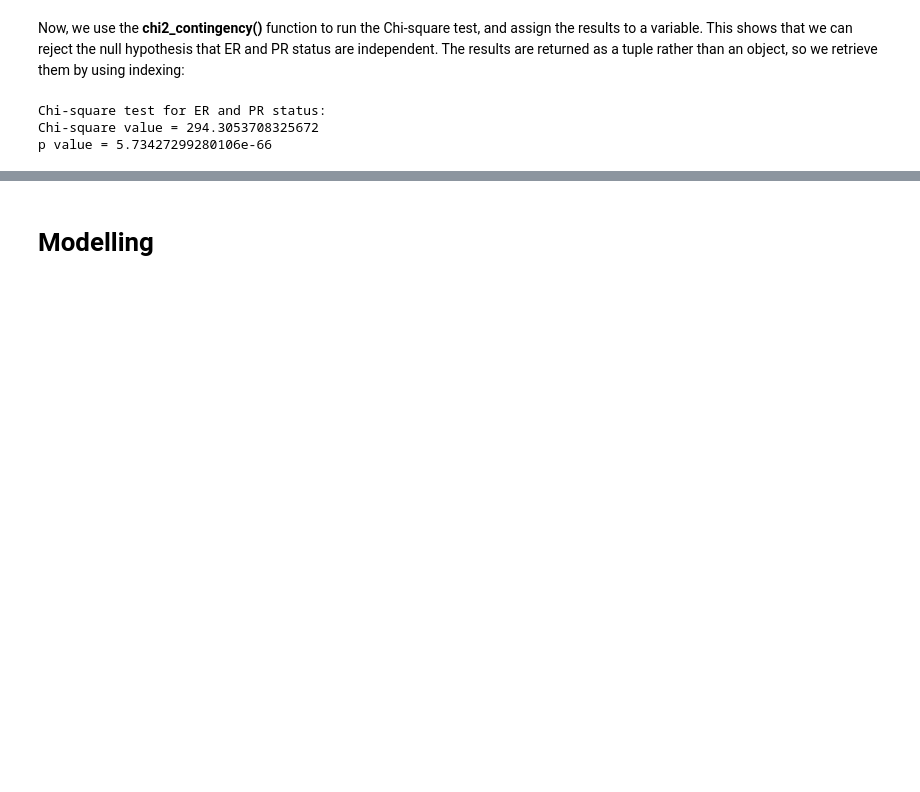
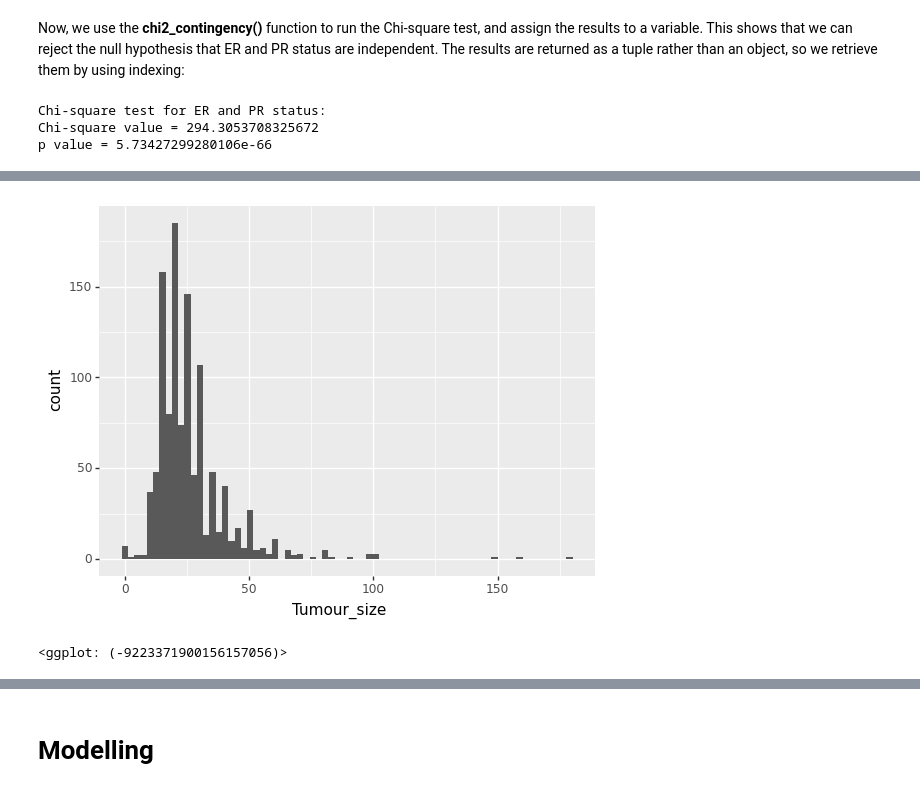
Before and after one commit to semacu/data-science-python, a Jupyter notebook: notebooks/week5_lecture.ipynb, the cells around one changed output, grey strips where cells are left out. Drawn from its saved outputs; the diff is of its cells as text; code cells hidden in the pictures; blank space fills up the shorter version.

```diff
--- a/notebooks/week5_lecture.ipynb
+++ b/notebooks/week5_lecture.ipynb
@@ -200,0 +202,8 @@ p value = 5.73427299280106e-66
+# %%
+(
+ggplot(metabric, aes("Tumour_size"))
+    + geom_histogram()
+)
+# %% [output]
+[figure, added]
+<ggplot: (-9223371900156157056)>
```
Also changed, not shown: parts of 4 cells of this notebook.
